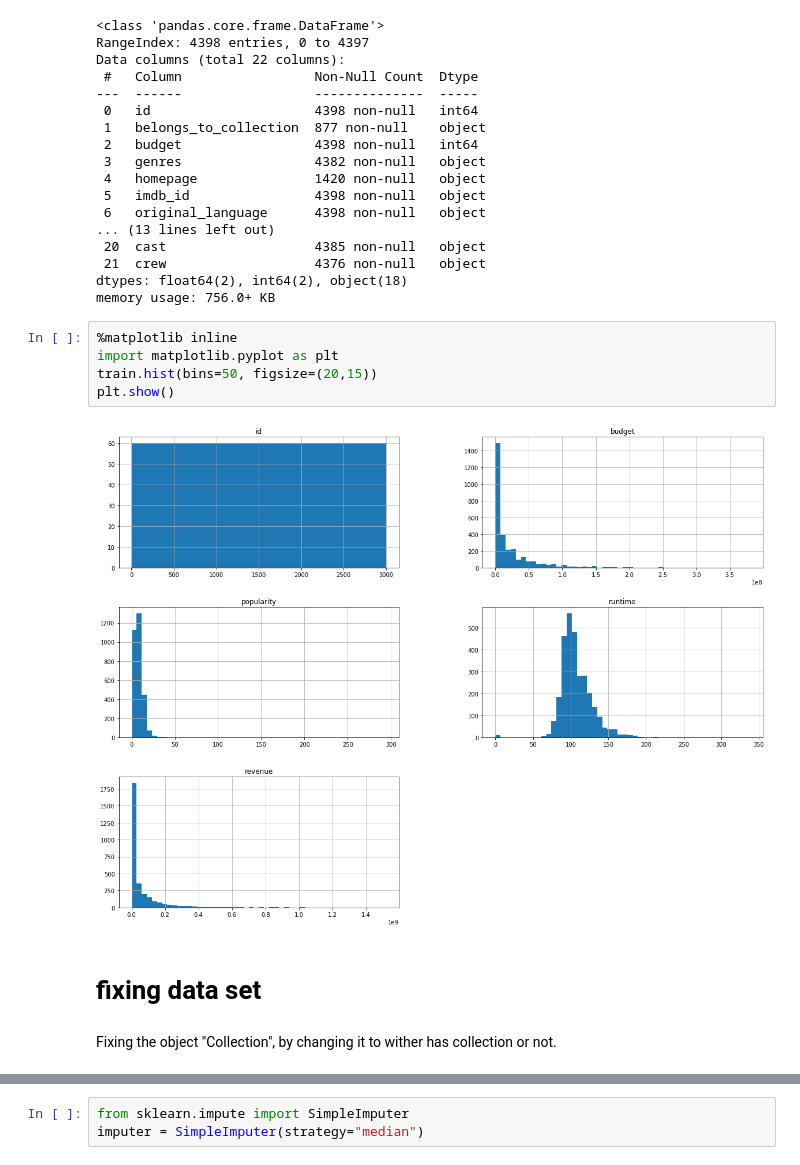
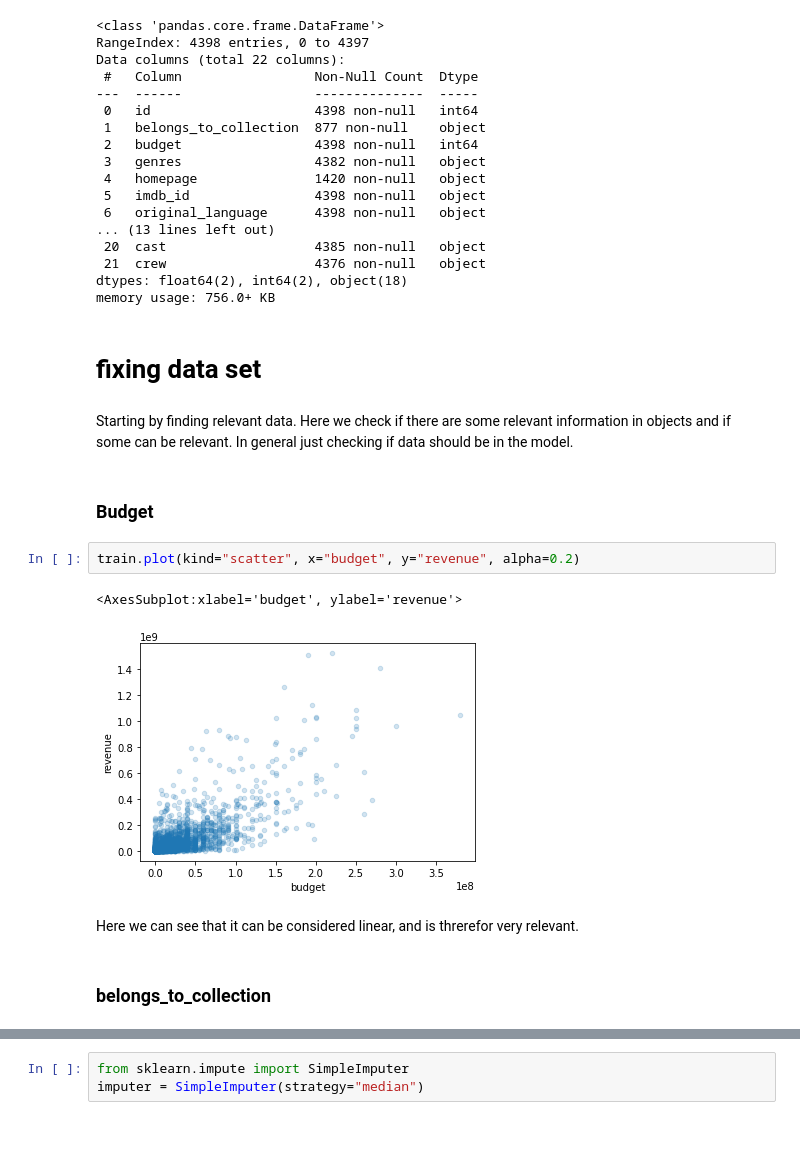
Before and after one commit to H584958/ML_2, a Jupyter notebook: TMDB_box_office.ipynb, the cells around one changed output, grey strips where cells are left out. Cells and saved outputs as stored; diff of their text form; blank space fills up the shorter version.

Commit message:
added some graphs and explainations

```diff
--- a/TMDB_box_office.ipynb
+++ b/TMDB_box_office.ipynb
@@ -74,14 +76,18 @@ Data columns (total 22 columns):
  21  crew                   4376 non-null   object
 dtypes: float64(2), int64(2), object(18)
 memory usage: 756.0+ KB
-# %%
-%matplotlib inline
-import matplotlib.pyplot as plt
-train.hist(bins=50, figsize=(20,15))
-plt.show()
-# %% [output]
-[figure, removed]
 # %% [markdown]
 # fixing data set
 # %% [markdown]
-Fixing the object "Collection", by changing it to wither has collection or not.
+Starting by finding relevant data. Here we check if there are some relevant information in objects and if some can be relevant. In general just checking if data should be in the model.
+# %% [markdown]
+### Budget
+# %%
+train.plot(kind="scatter", x="budget", y="revenue", alpha=0.2)
+# %% [output]
+<AxesSubplot:xlabel='budget', ylabel='revenue'>
+[figure, added]
+# %% [markdown]
+Here we can see that it can be considered linear, and is threrefor very relevant.
+# %% [markdown]
+### belongs_to_collection
```
Also changed, not shown: parts of 38 cells of this notebook, 1 other file.
